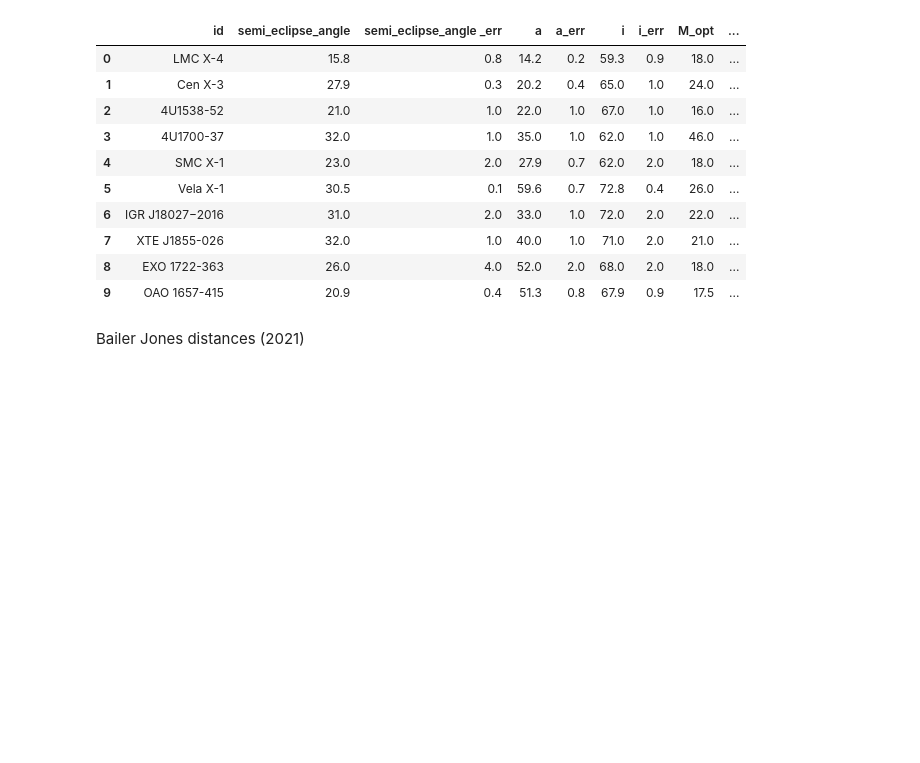
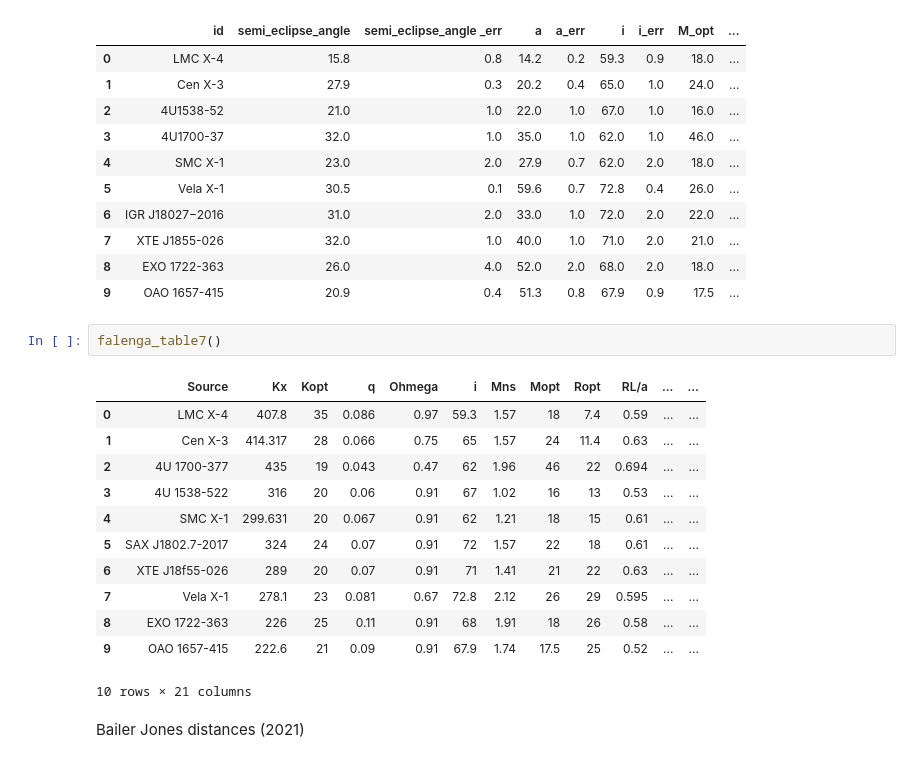
Before and after one commit to LvV210/MasterProject, a Jupyter notebook: HMXBparameters/tabledisplay.ipynb, the cells around one changed output. Drawn from its saved outputs; the diff is of its cells as text; blank space fills up the shorter version.

Commit message:
Added to import _data the table copied from falenga et al. (2015) with some needed functionss in functions.py

```diff
--- a/HMXBparameters/tabledisplay.ipynb
+++ b/HMXBparameters/tabledisplay.ipynb
@@ -107,6 +108,21 @@ df_falenga
 | 7 | XTE J1855-026 | 32.0 | 1.0 | 40.0 | 1.0 | 71.0 | 2.0 | 21.0 | ... |
 | 8 | EXO 1722-363 | 26.0 | 4.0 | 52.0 | 2.0 | 68.0 | 2.0 | 18.0 | ... |
 | 9 | OAO 1657-415 | 20.9 | 0.4 | 51.3 | 0.8 | 67.9 | 0.9 | 17.5 | ... |
+# %%
+falenga_table7()
+# %% [output]
+|  | Source | Kx | Kopt | q | Ohmega | i | Mns | Mopt | Ropt | RL/a | ... | ... |
+| 0 | LMC X-4 | 407.8 | 35 | 0.086 | 0.97 | 59.3 | 1.57 | 18 | 7.4 | 0.59 | ... | ... |
+| 1 | Cen X-3 | 414.317 | 28 | 0.066 | 0.75 | 65 | 1.57 | 24 | 11.4 | 0.63 | ... | ... |
+| 2 | 4U 1700-377 | 435 | 19 | 0.043 | 0.47 | 62 | 1.96 | 46 | 22 | 0.694 | ... | ... |
+| 3 | 4U 1538-522 | 316 | 20 | 0.06 | 0.91 | 67 | 1.02 | 16 | 13 | 0.53 | ... | ... |
+| 4 | SMC X-1 | 299.631 | 20 | 0.067 | 0.91 | 62 | 1.21 | 18 | 15 | 0.61 | ... | ... |
+| 5 | SAX J1802.7-2017 | 324 | 24 | 0.07 | 0.91 | 72 | 1.57 | 22 | 18 | 0.61 | ... | ... |
+| 6 | XTE J18f55-026 | 289 | 20 | 0.07 | 0.91 | 71 | 1.41 | 21 | 22 | 0.63 | ... | ... |
+| 7 | Vela X-1 | 278.1 | 23 | 0.081 | 0.67 | 72.8 | 2.12 | 26 | 29 | 0.595 | ... | ... |
+| 8 | EXO 1722-363 | 226 | 25 | 0.11 | 0.91 | 68 | 1.91 | 18 | 26 | 0.58 | ... | ... |
+| 9 | OAO 1657-415 | 222.6 | 21 | 0.09 | 0.91 | 67.9 | 1.74 | 17.5 | 25 | 0.52 | ... | ... |
+10 rows × 21 columns
 # %% [markdown]
 Bailer Jones distances (2021)
 # %%
```
Also changed, not shown: parts of 1 cell of this notebook, 7 other files.
